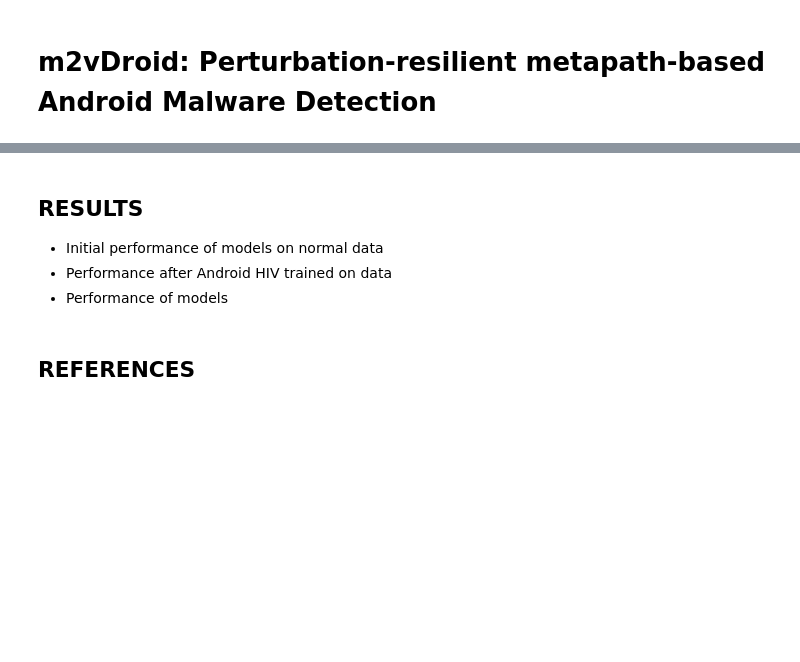
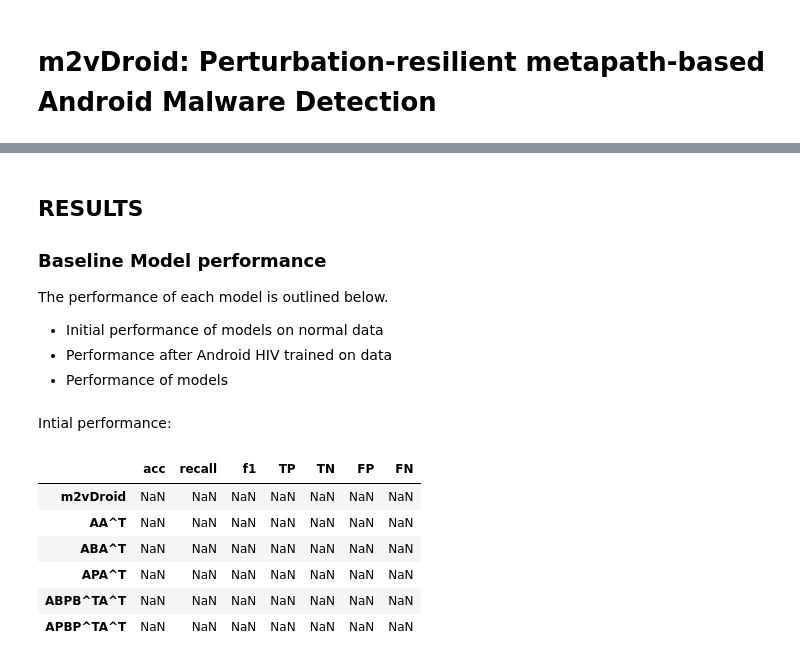
Before and after one commit to rcgonzalez9061/m2v-adversarial-hindroid, a Jupyter notebook: reports/Report.ipynb, the cells around one changed output, grey strips where cells are left out. Drawn from its saved outputs; the diff is of its cells as text; code cells hidden in the pictures; blank space fills up the shorter version.

```diff
--- a/reports/Report.ipynb
+++ b/reports/Report.ipynb
@@ -51,8 +65,22 @@ We...
 # %% [markdown]
 ## RESULTS
 
+### Baseline Model performance
+The performance of each model is outlined below.
 - Initial performance of models on normal data
 - Performance after Android HIV trained on data
 - Performance of models
-# %% [markdown]
-## REFERENCES
+# %% [markdown]
+Intial performance:
+# %%
+import pandas as pd
+pd.DataFrame(index=['m2vDroid','AA^T','ABA^T','APA^T','ABPB^TA^T','APBP^TA^T'],
+             columns=['acc', 'recall', 'f1', 'TP', 'TN', 'FP', 'FN'])
+# %% [output]
+|  | acc | recall | f1 | TP | TN | FP | FN |
+| m2vDroid | NaN | NaN | NaN | NaN | NaN | NaN | NaN |
+| AA^T | NaN | NaN | NaN | NaN | NaN | NaN | NaN |
+| ABA^T | NaN | NaN | NaN | NaN | NaN | NaN | NaN |
+| APA^T | NaN | NaN | NaN | NaN | NaN | NaN | NaN |
+| ABPB^TA^T | NaN | NaN | NaN | NaN | NaN | NaN | NaN |
+| APBP^TA^T | NaN | NaN | NaN | NaN | NaN | NaN | NaN |
```
Also changed, not shown: parts of 10 cells of this notebook, 18 other files.
